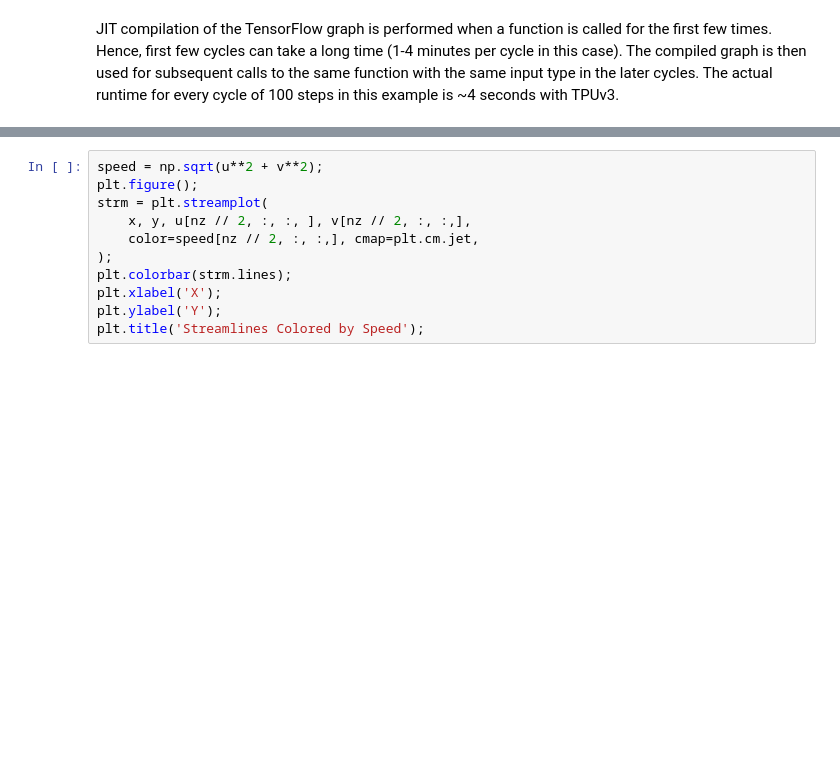
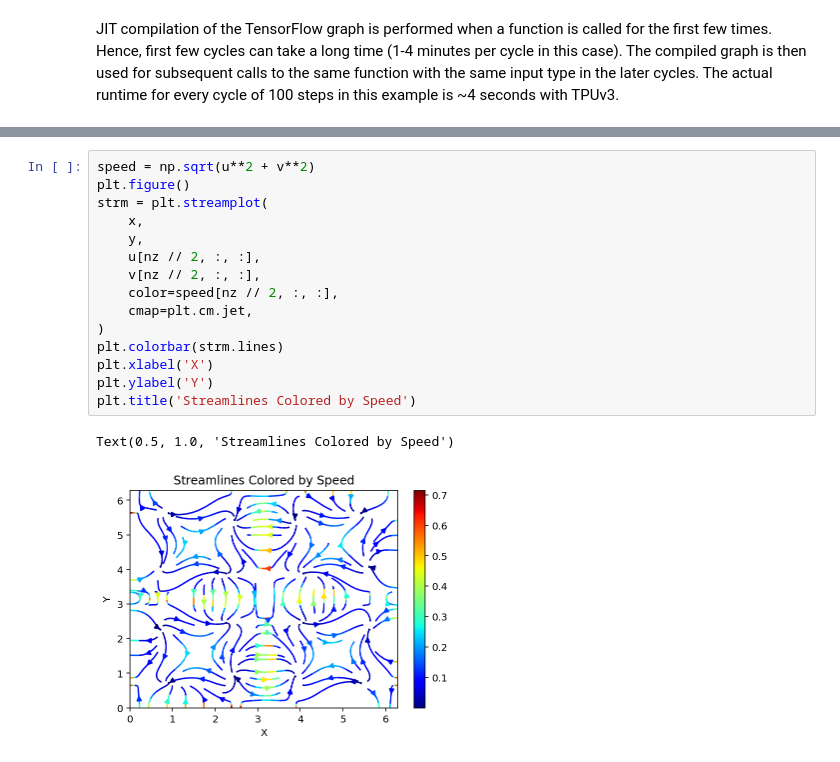
Before and after one commit to google-research/swirl-lm, a Jupyter notebook: swirl_lm/example/swirl_lm_public_demo8_taylor_green_vortex_3d.ipynb, the cells around one changed output, grey strips where cells are left out. Cells and saved outputs as stored; diff of their text form; blank space fills up the shorter version.

```diff
--- a/swirl_lm/example/swirl_lm_public_demo8_taylor_green_vortex_3d.ipynb
+++ b/swirl_lm/example/swirl_lm_public_demo8_taylor_green_vortex_3d.ipynb
@@ -395,11 +428,18 @@ plt.title('Y Velocity');
 # %%
-speed = np.sqrt(u**2 + v**2);
-plt.figure();
+speed = np.sqrt(u**2 + v**2)
+plt.figure()
 strm = plt.streamplot(
-    x, y, u[nz // 2, :, :, ], v[nz // 2, :, :,],
-    color=speed[nz // 2, :, :,], cmap=plt.cm.jet,
-);
-plt.colorbar(strm.lines);
-plt.xlabel('X');
-plt.ylabel('Y');
-plt.title('Streamlines Colored by Speed');
+    x,
+    y,
+    u[nz // 2, :, :],
+    v[nz // 2, :, :],
+    color=speed[nz // 2, :, :],
+    cmap=plt.cm.jet,
+)
+plt.colorbar(strm.lines)
+plt.xlabel('X')
+plt.ylabel('Y')
+plt.title('Streamlines Colored by Speed')
+# %% [output]
+Text(0.5, 1.0, 'Streamlines Colored by Speed')
+[figure, added]
```
Also changed, not shown: parts of 8 cells of this notebook, 39 other files.
